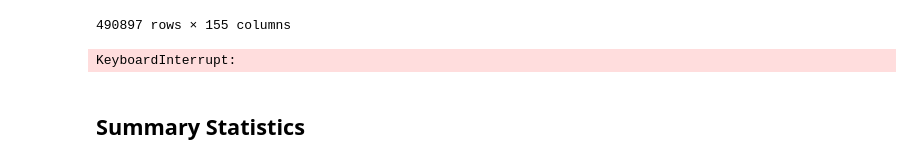
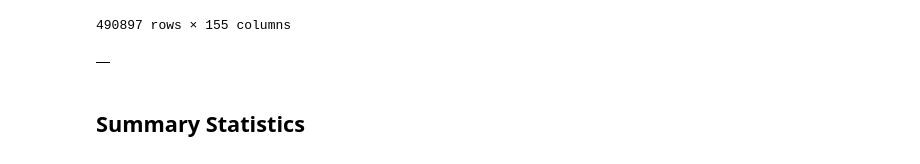
Before and after one commit to clinical-trials-research/clinical-trials-research, a Jupyter notebook: notebooks/01-field-analysis.ipynb, the cells around one changed output. Cells and saved outputs as stored; diff of their text form; code cells hidden in the pictures.

```diff
--- a/notebooks/01-field-analysis.ipynb
+++ b/notebooks/01-field-analysis.ipynb
@@ -97,16 +97,17 @@ df
 # %%
 normalized_df = pd.DataFrame()
 
 for index, row in complex_fields.iterrows():
-    for col in complex_columns:
-        if isinstance(row[col], list):
-            expanded = pd.json_normalize(row[col])
-            expanded.columns = [f"{col}.{c}" for c in expanded.columns]
-            normalized_df = pd.concat([normalized_df, expanded], ignore_index=True)
+    for col in row.index:
+        if isinstance(col, list):
+            for item in col:
+                expanded = pd.json_normalize(item)
+                # expanded.columns = [f"{col}.{c}" for c in expanded.columns]
+                normalized_df = pd.concat([normalized_df, expanded], ignore_index=True)
 
 normalized_df
 # %% [output]
-KeyboardInterrupt:
+|  |
 # %% [markdown]
 ## Summary Statistics
 # %%
```
